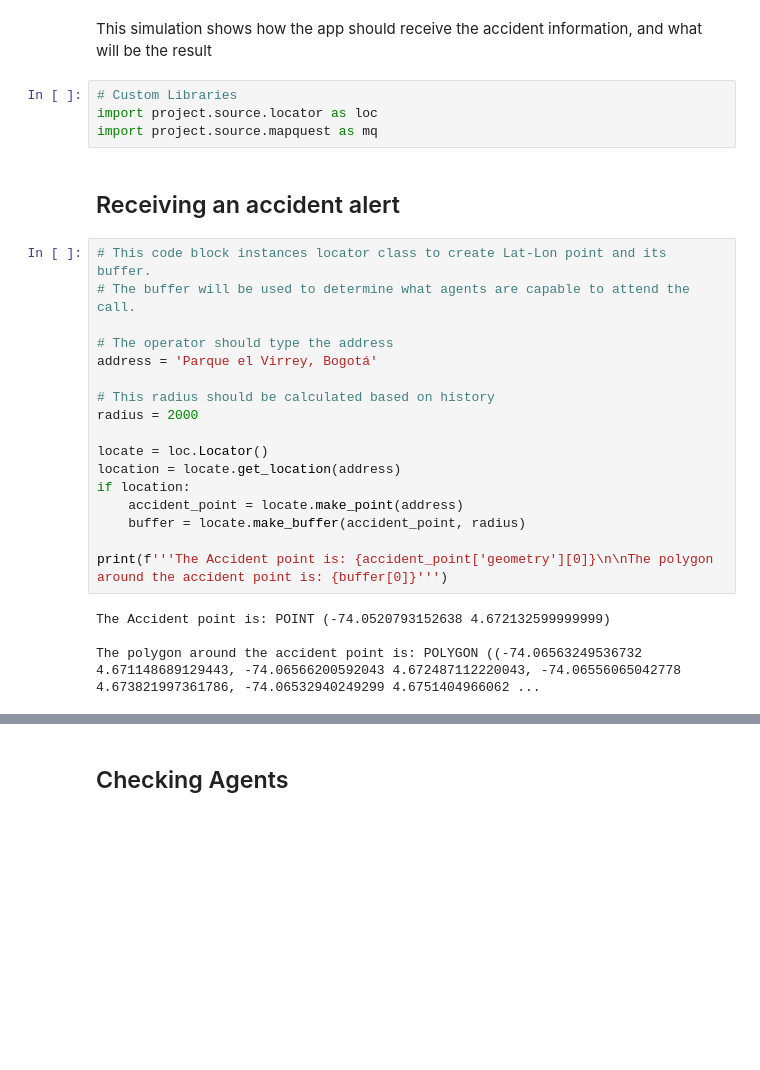
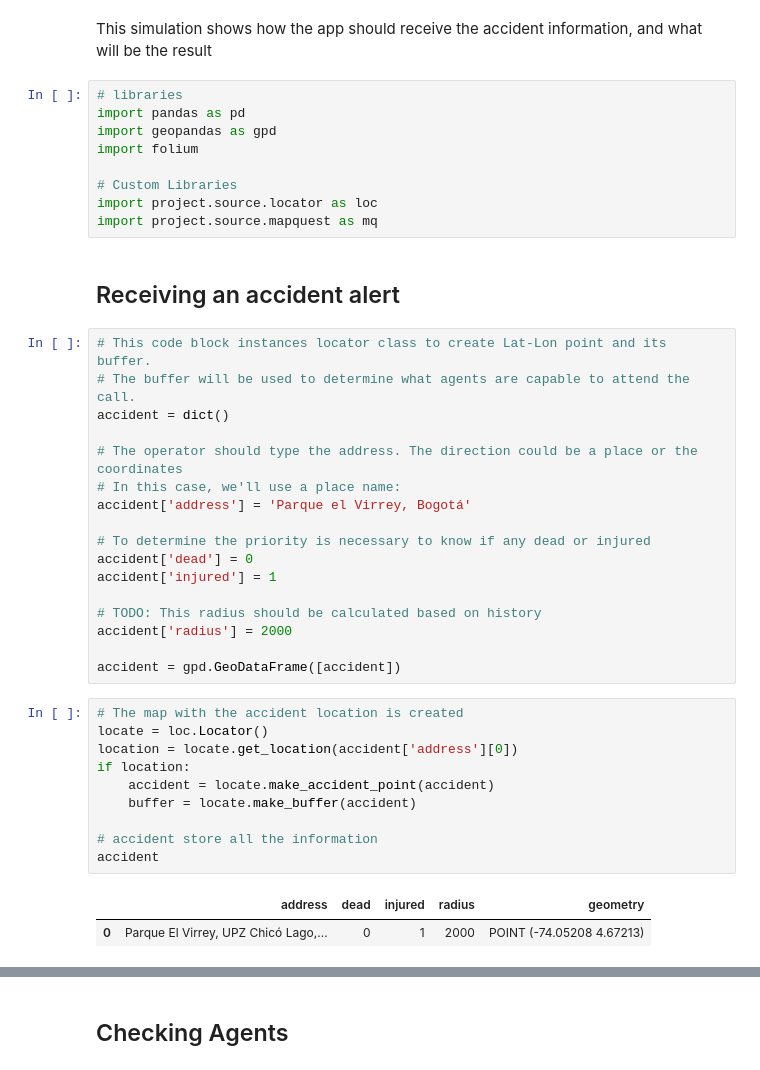
Before and after one commit to hrodriguezgi/ds4a-team23, a Jupyter notebook: project/2_apis/sdm.ipynb, the cells around one changed output, grey strips where cells are left out. Saved outputs shown, nothing was run; the diff lists cells and outputs as text; blank space fills up the shorter version.

```diff
--- a/project/2_apis/sdm.ipynb
+++ b/project/2_apis/sdm.ipynb
@@ -3,6 +3,11 @@
 # %% [markdown]
 This simulation shows how the app should receive the accident information, and what will be the result
 # %%
+# libraries
+import pandas as pd
+import geopandas as gpd
+import folium
+
 # Custom Libraries
 import project.source.locator as loc
 import project.source.mapquest as mq
@@ -11,23 +16,32 @@ import project.source.mapquest as mq
 # %%
 # This code block instances locator class to create Lat-Lon point and its buffer.
 # The buffer will be used to determine what agents are capable to attend the call.
+accident = dict()
 
-# The operator should type the address
-address = 'Parque el Virrey, Bogotá'
+# The operator should type the address. The direction could be a place or the coordinates
+# In this case, we'll use a place name:
+accident['address'] = 'Parque el Virrey, Bogotá'
 
-# This radius should be calculated based on history
-radius = 2000
+# To determine the priority is necessary to know if any dead or injured
+accident['dead'] = 0
+accident['injured'] = 1
 
-locate = loc.Locator()
-location = locate.get_location(address)
-if location:
-    accident_point = locate.make_point(address)
-    buffer = locate.make_buffer(accident_point, radius)
+# TODO: This radius should be calculated based on history
+accident['radius'] = 2000
 
-print(f'''The Accident point is: {accident_point['geometry'][0]}\n\nThe polygon around the accident point is: {buffer[0]}''')
+accident = gpd.GeoDataFrame([accident])
-# %% [output]
-The Accident point is: POINT (-74.0520793152638 4.672132599999999)
-
-The polygon around the accident point is: POLYGON ((-74.06563249536732 4.671148689129443, -74.06566200592043 4.672487112220043, -74.06556065042778 4.673821997361786, -74.06532940249299 4.6751404966062 ...
+# %%
+# The map with the accident location is created
+locate = loc.Locator()
+location = locate.get_location(accident['address'][0])
+if location:
+    accident = locate.make_accident_point(accident)
+    buffer = locate.make_buffer(accident)
+
+# accident store all the information
+accident
+# %% [output]
+|  | address | dead | injured | radius | geometry |
+| 0 | Parque El Virrey, UPZ Chicó Lago,... | 0 | 1 | 2000 | POINT (-74.05208 4.67213) |
 # %%
 # Viewing the above information
```
Also changed, not shown: parts of 13 cells of this notebook, 2 other files.
